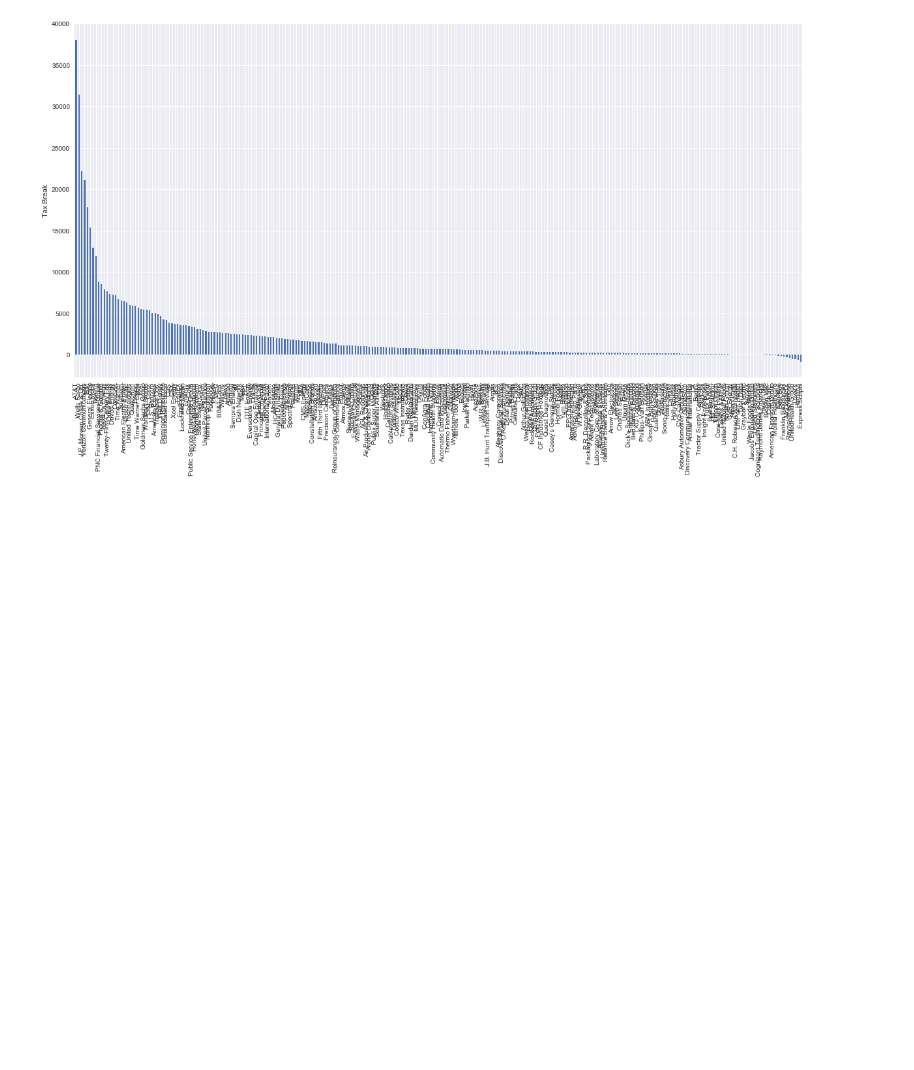
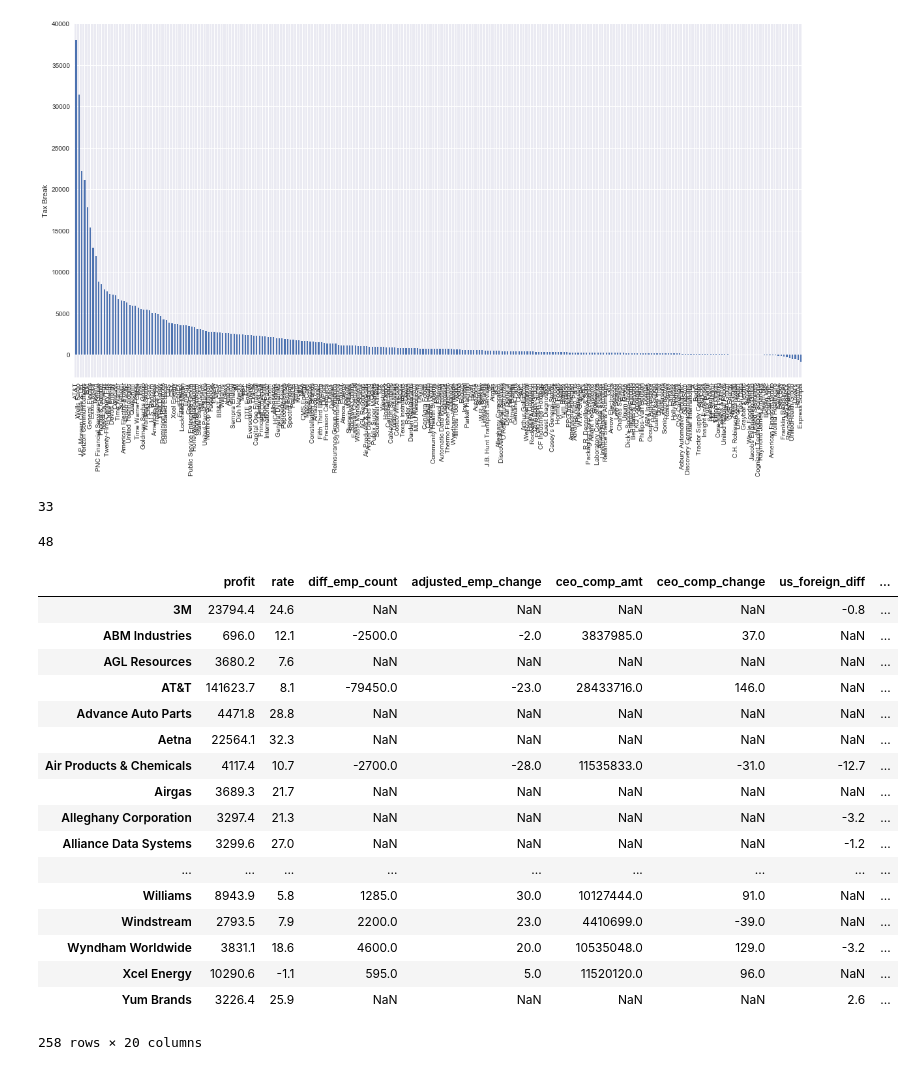
Before and after one commit to TheBatmanofButler/the-perfect-number, a Jupyter notebook: notebooks/Prototyping_Data.ipynb, the cells around one changed output. Saved outputs shown, nothing was run; the diff lists cells and outputs as text; code cells hidden in the pictures; blank space fills up the shorter version.

Commit message:
working on slide 6

```diff
--- a/notebooks/Prototyping_Data.ipynb
+++ b/notebooks/Prototyping_Data.ipynb
@@ -481,3 +484,35 @@ interactive_data['tax_break'].sort_values(ascending=False).plot('bar').set_ylabe
 plt.show()
 # %% [output]
 [figure]
+# %%
+len(interactive_data[(interactive_data['ceo_comp_change'] > 0) & (interactive_data['diff_emp_count'] < 0)])#.dropna()#.sort_values(ascending=False).plot('bar').set_ylabel('Tax Break')
+# plt.plot([0,258],[35,35], 'r')
+# plt.title('Slide 3')
+#plt.show()
+# %% [output]
+33
+# %%
+len(master_table[master_table['Difference in employee count (# 2008-2016)'] < 0])
+# %% [output]
+48
+# %%
+interactive_data
+# %% [output]
+|  | profit | rate | diff_emp_count | adjusted_emp_change | ceo_comp_amt | ceo_comp_change | us_foreign_diff | ... |
+| 3M | 23794.4 | 24.6 | NaN | NaN | NaN | NaN | -0.8 | ... |
+| ABM Industries | 696.0 | 12.1 | -2500.0 | -2.0 | 3837985.0 | 37.0 | NaN | ... |
+| AGL Resources | 3680.2 | 7.6 | NaN | NaN | NaN | NaN | NaN | ... |
+| AT&T | 141623.7 | 8.1 | -79450.0 | -23.0 | 28433716.0 | 146.0 | NaN | ... |
+| Advance Auto Parts | 4471.8 | 28.8 | NaN | NaN | NaN | NaN | NaN | ... |
+| Aetna | 22564.1 | 32.3 | NaN | NaN | NaN | NaN | NaN | ... |
+| Air Products & Chemicals | 4117.4 | 10.7 | -2700.0 | -28.0 | 11535833.0 | -31.0 | -12.7 | ... |
+| Airgas | 3689.3 | 21.7 | NaN | NaN | NaN | NaN | NaN | ... |
+| Alleghany Corporation | 3297.4 | 21.3 | NaN | NaN | NaN | NaN | -3.2 | ... |
+| Alliance Data Systems | 3299.6 | 27.0 | NaN | NaN | NaN | NaN | -1.2 | ... |
+| ... | ... | ... | ... | ... | ... | ... | ... | ... |
+| Williams | 8943.9 | 5.8 | 1285.0 | 30.0 | 10127444.0 | 91.0 | NaN | ... |
+| Windstream | 2793.5 | 7.9 | 2200.0 | 23.0 | 4410699.0 | -39.0 | NaN | ... |
+| Wyndham Worldwide | 3831.1 | 18.6 | 4600.0 | 20.0 | 10535048.0 | 129.0 | -3.2 | ... |
+| Xcel Energy | 10290.6 | -1.1 | 595.0 | 5.0 | 11520120.0 | 96.0 | NaN | ... |
+| Yum Brands | 3226.4 | 25.9 | NaN | NaN | NaN | NaN | 2.6 | ... |
+258 rows × 20 columns
```
Also changed, not shown: parts of 5 cells of this notebook.
